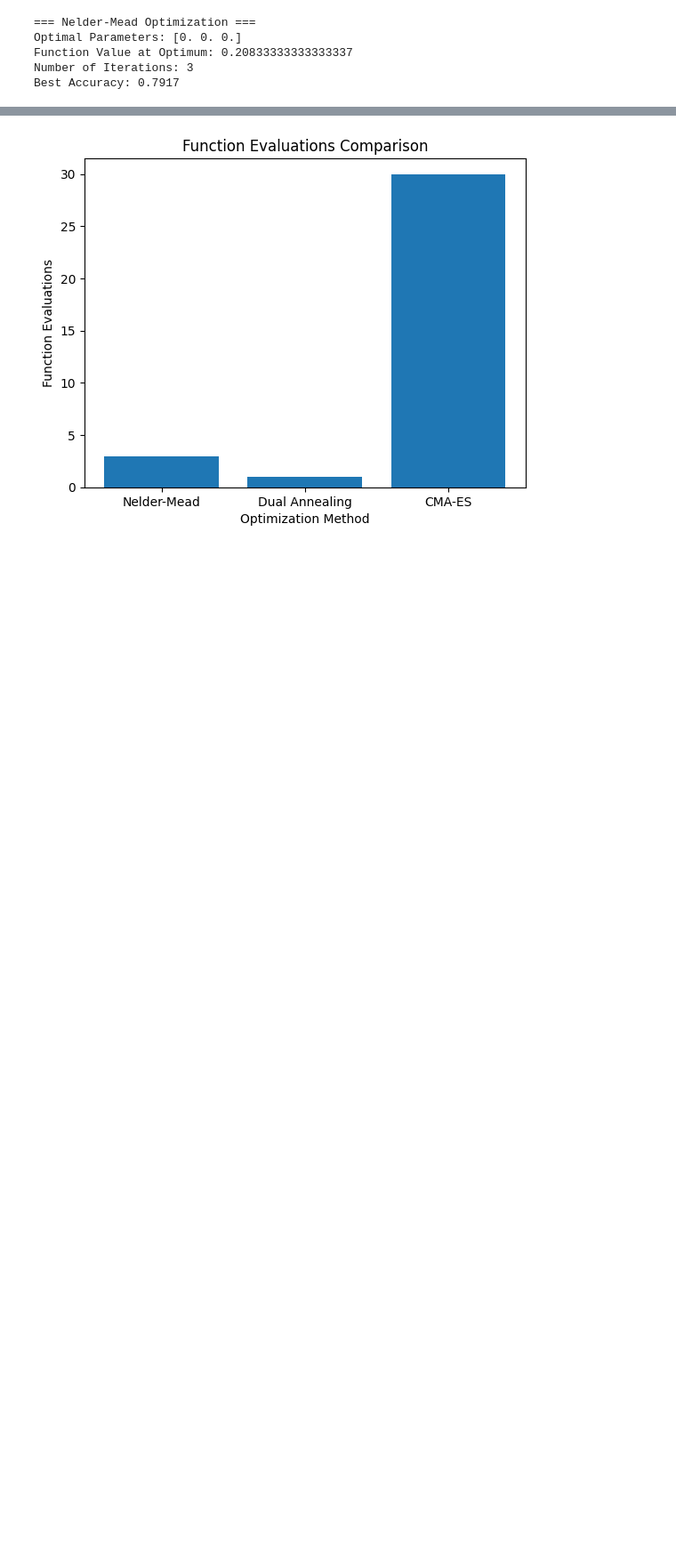
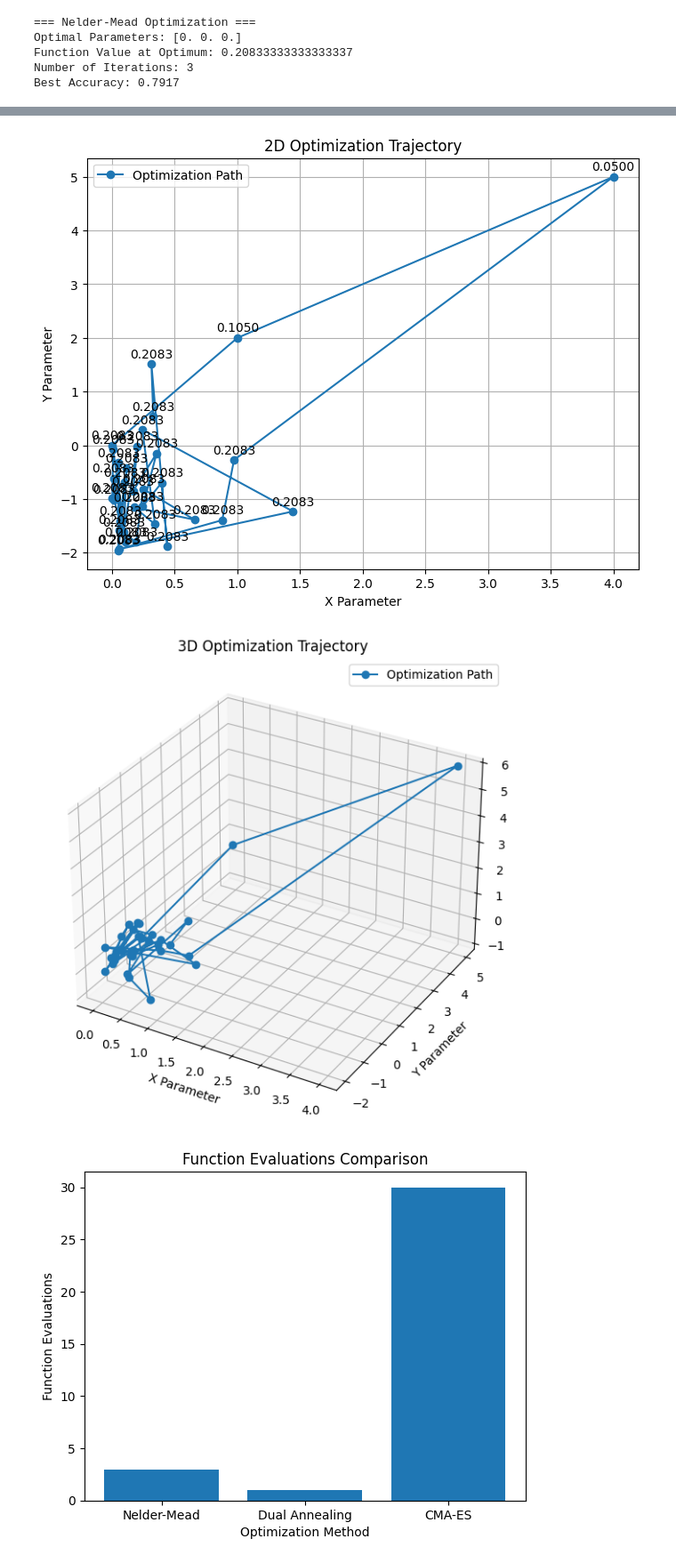
Before and after one commit to Soham-Gaonkar/MFFA_Coding_Assignment, a Jupyter notebook: problem_2.ipynb, the cells around one changed output, grey strips where cells are left out. Shown at 89% size. Saved outputs shown, nothing was run; the diff lists cells and outputs as text; code cells hidden in the pictures; blank space fills up the shorter version.

```diff
--- a/problem_2.ipynb
+++ b/problem_2.ipynb
@@ -425,3 +416,70 @@ plot_optimization_trajectories()
+# %%
+import numpy as np
+import matplotlib.pyplot as plt
+from mpl_toolkits.mplot3d import Axes3D
+
+def extract_trajectory(history):
+    """Extract x, y, z coordinates and objective values from history."""
+    x_vals, y_vals, z_vals, obj_vals = [], [], [], []
+
+    for step in history:
+        params, obj_val = step  # params = np.array([x, y, z]), obj_val = float
+        params = np.ravel(params)  # Flatten to ensure it's 1D
+
+        # Ensure we handle cases where the array isn't 3D
+        if len(params) >= 3:
+            x_vals.append(params[0])
+            y_vals.append(params[1])
+            z_vals.append(params[2])
+        else:
+            raise ValueError("Each parameter array must have at least 3 elements.")
+
+        obj_vals.append(obj_val)
+
+    return x_vals, y_vals, z_vals, obj_vals
+
+def plot_optimization_trajectory_2d(history):
+    """Plot 2D optimization trajectory."""
+    x_vals, y_vals, _, obj_vals = extract_trajectory(history)
+
+    plt.figure(figsize=(8, 6))
+    plt.plot(x_vals, y_vals, marker='o', linestyle='-', label='Optimization Path')
+
+    # Annotate points with function values
+    for i, txt in enumerate(obj_vals):
+        plt.annotate(f"{txt:.4f}", (x_vals[i], y_vals[i]), textcoords="offset points", xytext=(0, 5), ha='center')
+
+    plt.xlabel('X Parameter')
+    plt.ylabel('Y Parameter')
+    plt.title('2D Optimization Trajectory')
+    plt.legend()
+    plt.grid()
+    plt.show()
+
+def plot_optimization_trajectory_3d(history):
+    """Plot 3D optimization trajectory."""
+    x_vals, y_vals, z_vals, obj_vals = extract_trajectory(history)
+
+    fig = plt.figure(figsize=(10, 7))
+    ax = fig.add_subplot(111, projection='3d')
+
+    ax.plot(x_vals, y_vals, z_vals, marker='o', linestyle='-', label='Optimization Path')
+
+    ax.set_xlabel('X Parameter')
+    ax.set_ylabel('Y Parameter')
+    ax.set_zlabel('Z Parameter')
+    ax.set_title('3D Optimization Trajectory')
+    ax.legend()
+    plt.show()
+
+
+
+# Call the plotting functions
+plot_optimization_trajectory_2d(cma_history)
+plot_optimization_trajectory_3d(cma_history)
+# %% [output]
+[figure, added]
+[figure, added]
 # %%
 def compare_function_evaluations():
     evals = [len(nm_history), len(da_history), len(cma_history)]
```
Also changed, not shown: parts of 5 cells of this notebook.
